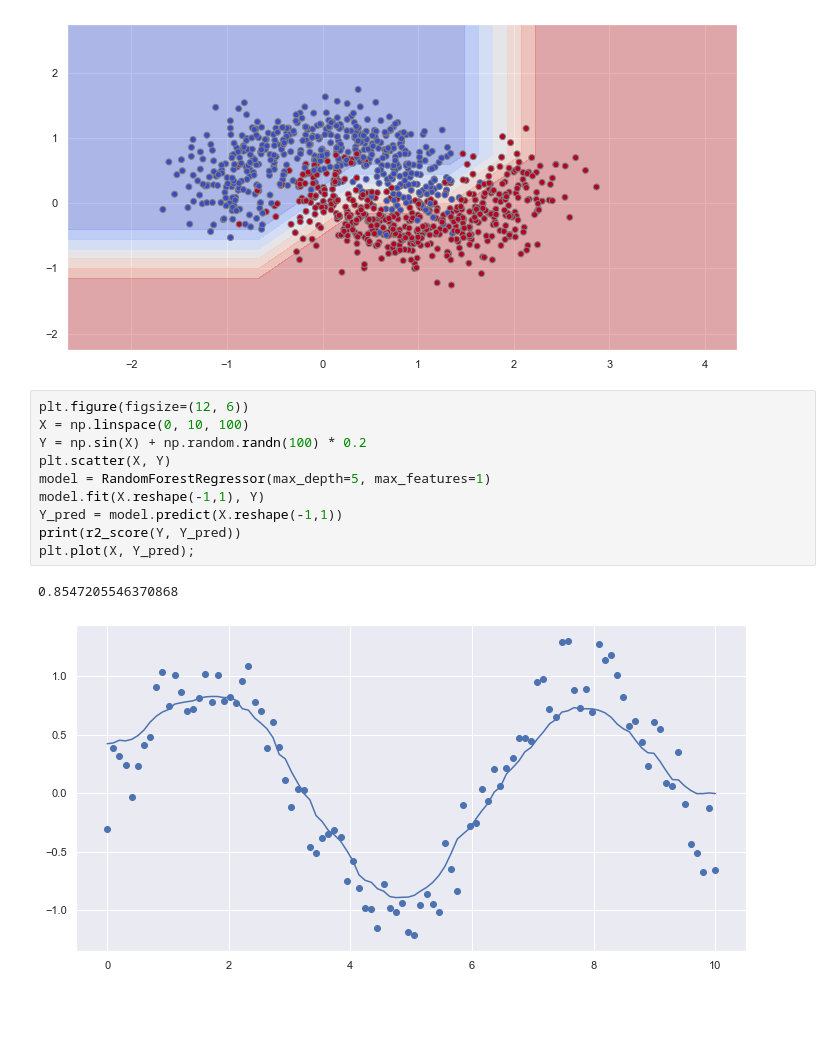
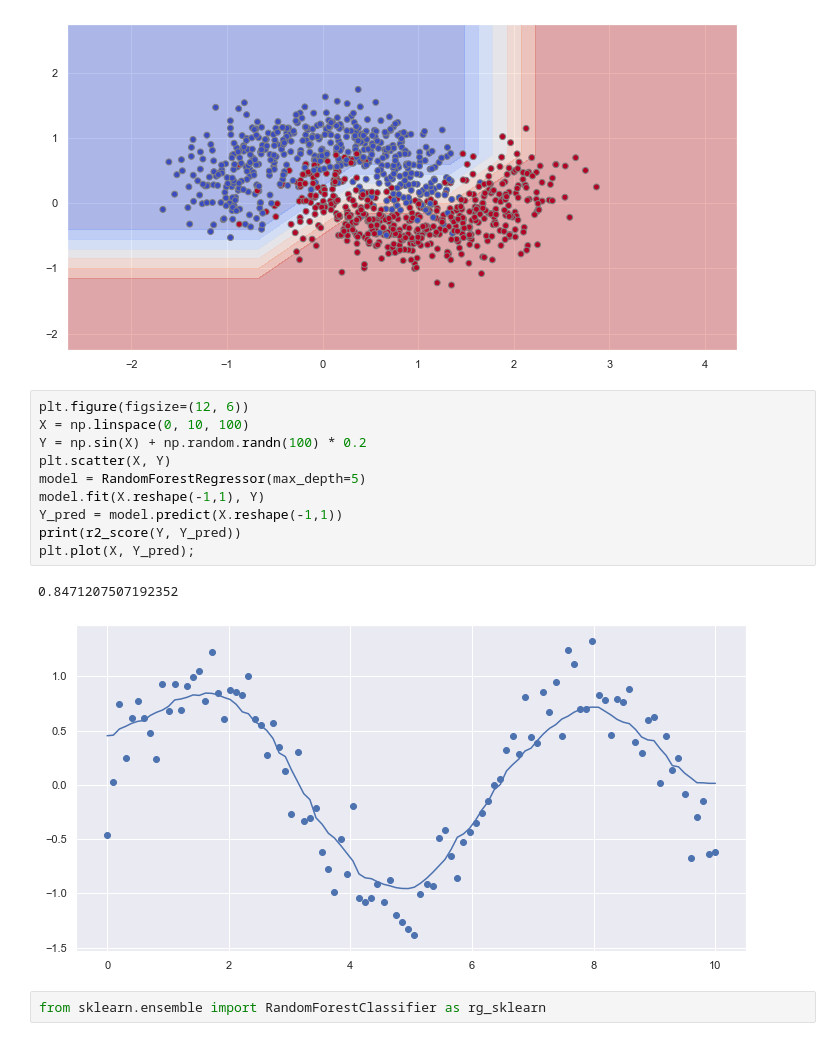
Before and after one commit to Bounty1993/ML-Algorithms-From-Scratch, a Jupyter notebook: trees/random_forest.ipynb, the cells around one changed output. Saved outputs shown, nothing was run; the diff lists cells and outputs as text; blank space fills up the shorter version.

```diff
--- a/trees/random_forest.ipynb
+++ b/trees/random_forest.ipynb
@@ -177,13 +177,15 @@ Accuracy score: 88.3%
 # %%
 plt.figure(figsize=(12, 6))
 X = np.linspace(0, 10, 100)
 Y = np.sin(X) + np.random.randn(100) * 0.2
 plt.scatter(X, Y)
-model = RandomForestRegressor(max_depth=5, max_features=1)
+model = RandomForestRegressor(max_depth=5)
 model.fit(X.reshape(-1,1), Y)
 Y_pred = model.predict(X.reshape(-1,1))
 print(r2_score(Y, Y_pred))
 plt.plot(X, Y_pred);
 # %% [output]
-0.8547205546370868
+0.8471207507192352
-[figure, old version]
+[figure, new version]
+# %%
+from sklearn.ensemble import RandomForestClassifier as rg_sklearn
```
Also changed, not shown: 1 other file.
